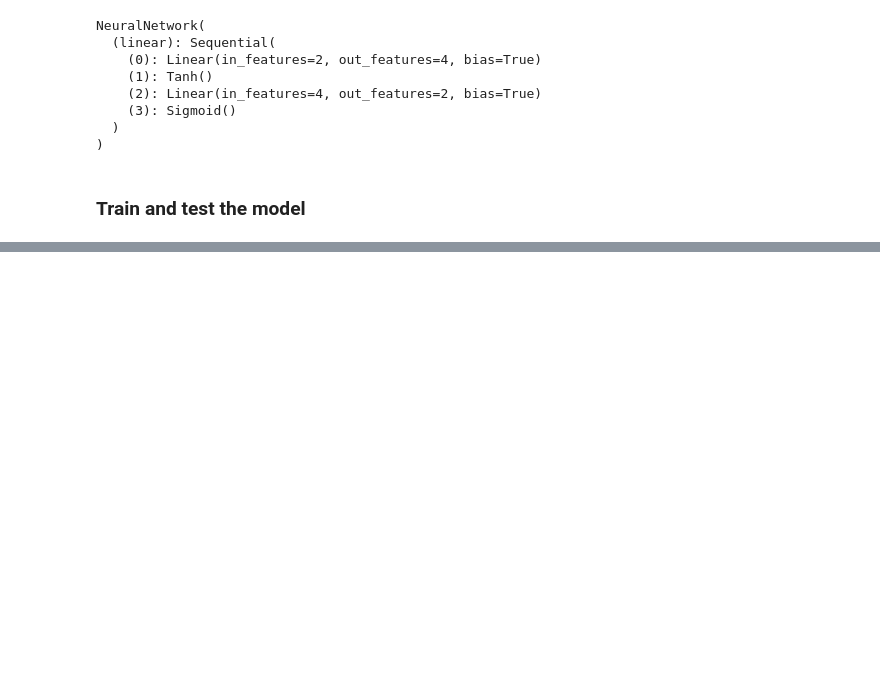
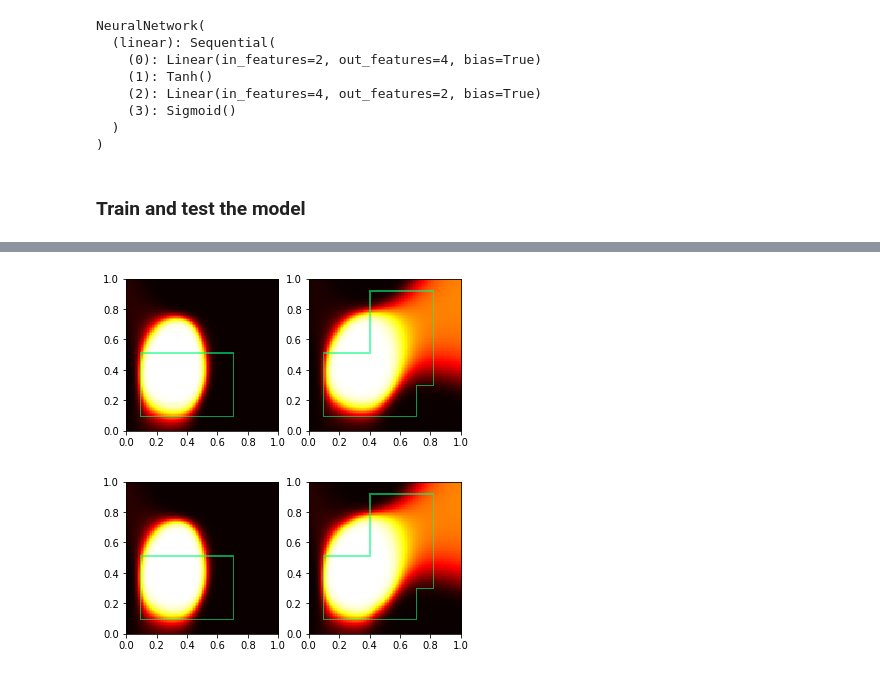
Before and after one commit to atatomir/CCN, a Jupyter notebook: Rectangles.ipynb, the cells around one changed output, grey strips where cells are left out. Cells and saved outputs as stored; diff of their text form; code cells hidden in the pictures; blank space fills up the shorter version.

```diff
--- a/Rectangles.ipynb
+++ b/Rectangles.ipynb
@@ -87,0 +86,5 @@ draw_classes(lambda x: clayer(model(x)), draw=(lambda ax, i: shapes[i].plot(ax))
+# %%
+experiment.save(dir='./models/')
+# %% [output]
+[figure, added]
+[figure, added]
```
Also changed, not shown: parts of 8 cells of this notebook, 10 other files.
